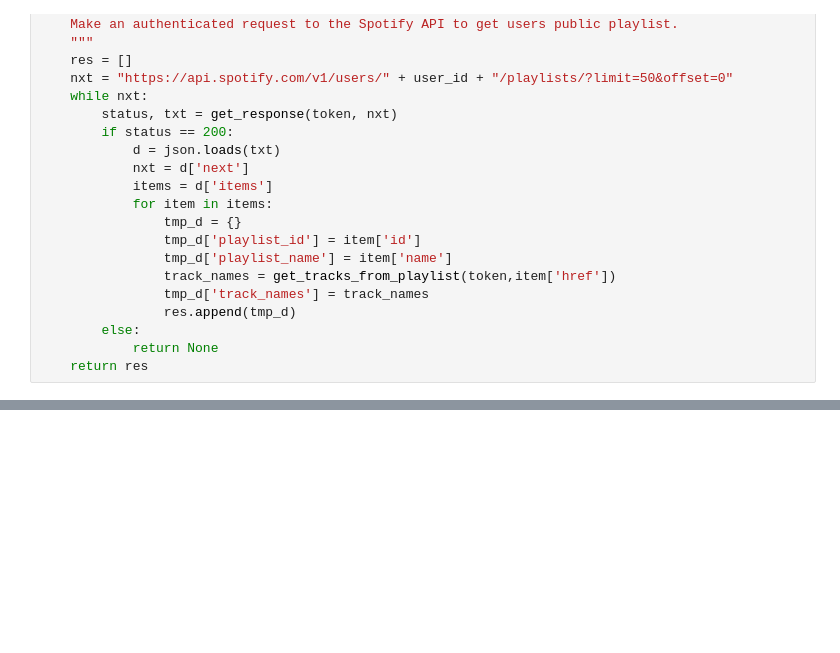
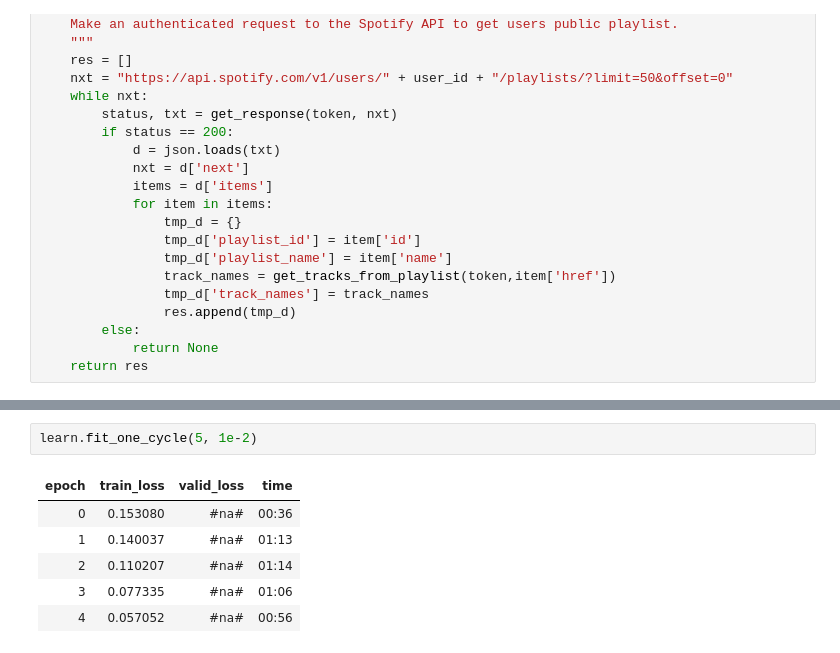
Before and after one commit to ericgeyiyang/PDSProject, a Jupyter notebook: SpotifyPlaylistCrawler.ipynb, the cells around one changed output, grey strips where cells are left out. Cells and saved outputs as stored; diff of their text form; blank space fills up the shorter version.

```diff
--- a/SpotifyPlaylistCrawler.ipynb
+++ b/SpotifyPlaylistCrawler.ipynb
@@ -187,0 +266,9 @@ KeyError: 'trackname'
+# %%
+learn.fit_one_cycle(5, 1e-2)
+# %% [output]
+| epoch | train_loss | valid_loss | time |
+| 0 | 0.153080 | #na# | 00:36 |
+| 1 | 0.140037 | #na# | 01:13 |
+| 2 | 0.110207 | #na# | 01:14 |
+| 3 | 0.077335 | #na# | 01:06 |
+| 4 | 0.057052 | #na# | 00:56 |
```
Also changed, not shown: parts of 22 cells of this notebook, 4 other files.
